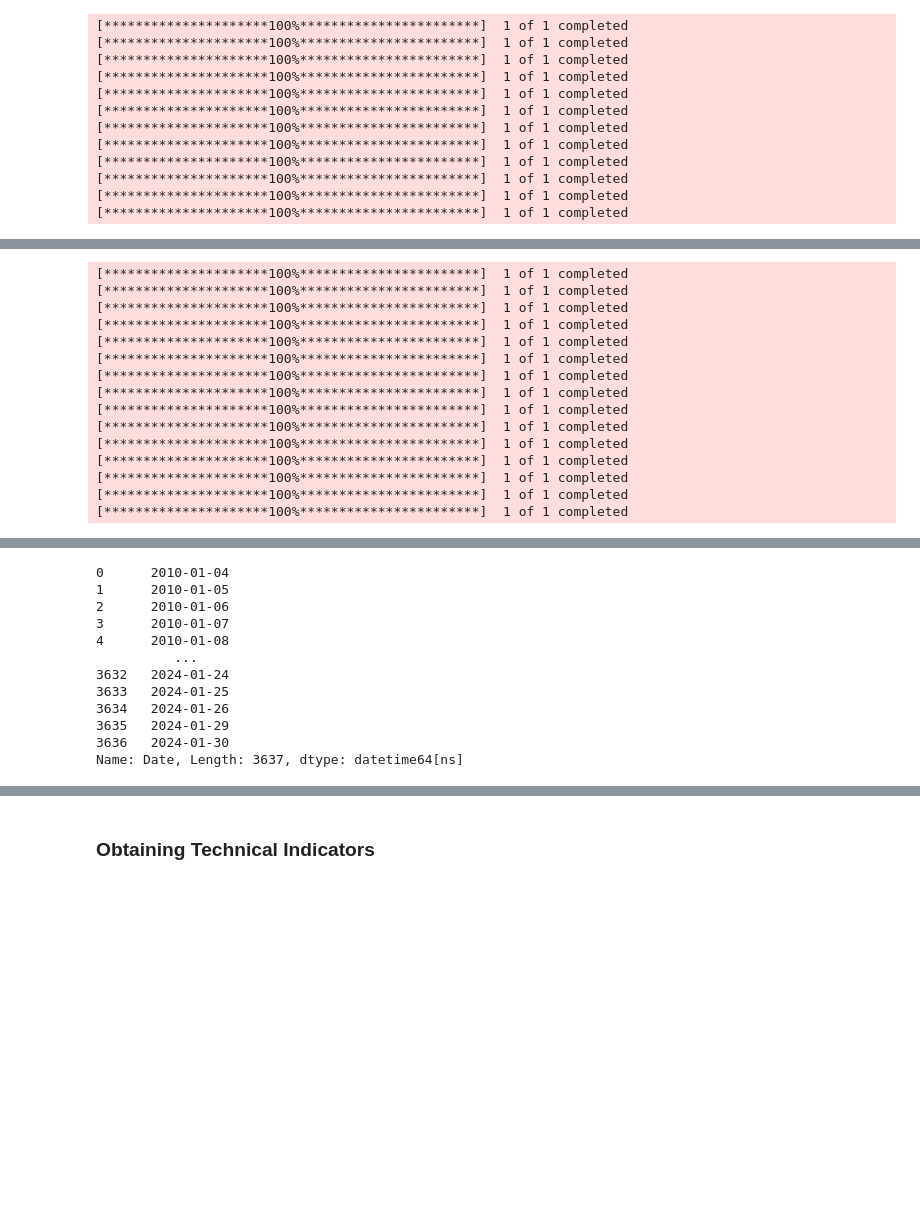
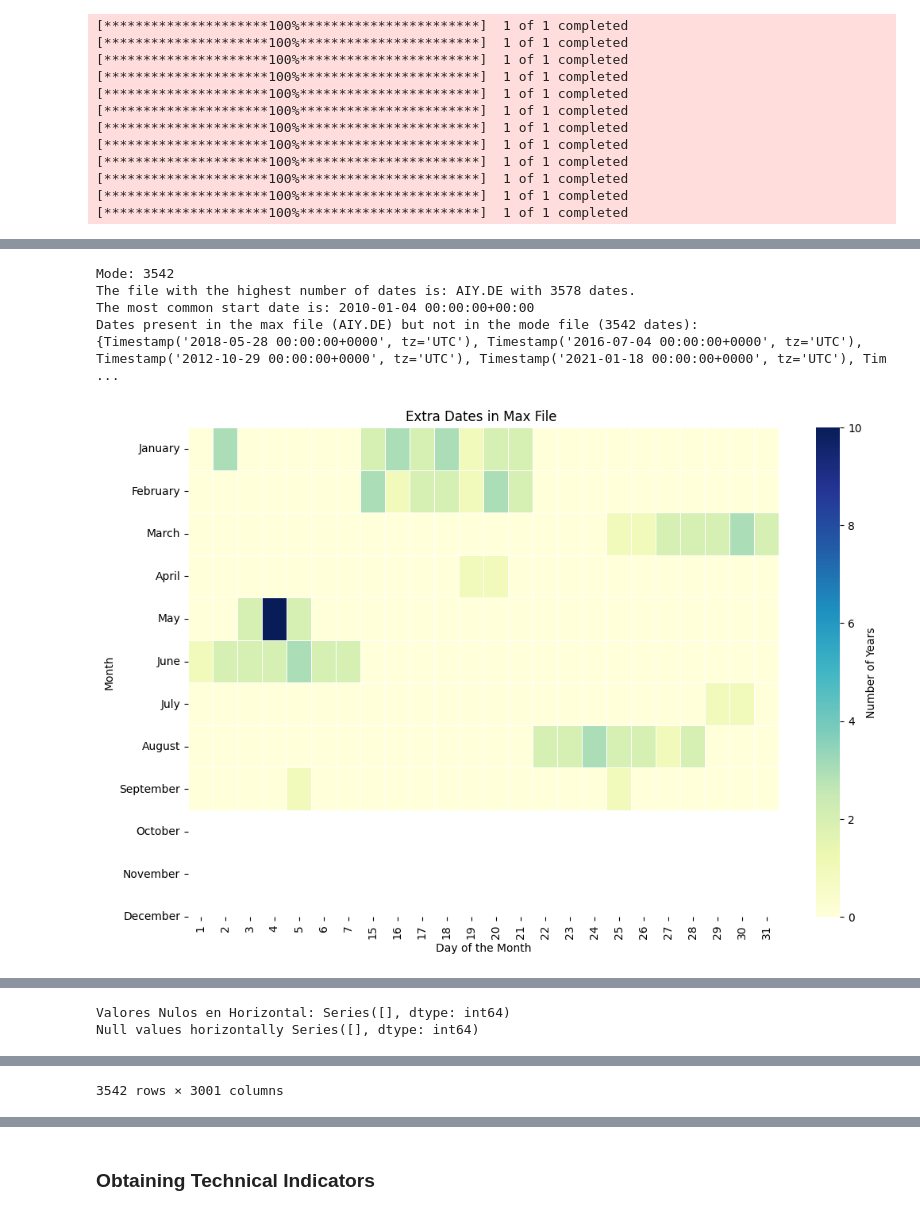
Before and after one commit to alfredofdlv/Proyect2_LABIACD, a Jupyter notebook: Notebook.ipynb, the cells around one changed output, grey strips where cells are left out. Saved outputs shown, nothing was run; the diff lists cells and outputs as text; code cells hidden in the pictures; blank space fills up the shorter version.

```diff
--- a/Notebook.ipynb
+++ b/Notebook.ipynb
@@ -278,19 +304,20 @@ To address these challenges, we opted to merge the CSV files for each stock **ho
 # %%
-original_data     = join_stock_data(r"data/stocks",axis=True)
+import utils
+
+original_data     = join_stock_data(r"data/stocks")
+
+
+null_cols = original_data.isnull().sum()
+print('Null values horizontally',null_cols[null_cols > 0])
+
 original_data['Date'] = pd.to_datetime(original_data['Date']).dt.tz_localize(None)
+
+
+display(original_data)
 # %% [output]
-[*********************100%***********************]  1 of 1 completed
-[*********************100%***********************]  1 of 1 completed
-[*********************100%***********************]  1 of 1 completed
-[*********************100%***********************]  1 of 1 completed
-[*********************100%***********************]  1 of 1 completed
-[*********************100%***********************]  1 of 1 completed
-[*********************100%***********************]  1 of 1 completed
-[*********************100%***********************]  1 of 1 completed
-[*********************100%***********************]  1 of 1 completed
-[*********************100%***********************]  1 of 1 completed
-[*********************100%***********************]  1 of 1 completed
-[*********************100%***********************]  1 of 1 completed
-[*********************100%***********************]  1 of 1 completed
-[*********************100%***********************]  1 of 1 completed
-[*********************100%***********************]  1 of 1 completed
+Mode: 3542
+The file with the highest number of dates is: AIY.DE with 3578 dates.
+The most common start date is: 2010-01-04 00:00:00+00:00
+Dates present in the max file (AIY.DE) but not in the mode file (3542 dates):
+{Timestamp('2018-05-28 00:00:00+0000', tz='UTC'), Timestamp('2016-07-04 00:00:00+0000', tz='UTC'), Timestamp('2012-10-29 00:00:00+0000', tz='UTC'), Timestamp('2021-01-18 00:00:00+0000', tz='UTC'), Tim ...
+[figure, added]
@@ -297,12 +326,2 @@ original_data['Date'] = pd.to_datetime(original_data['Date']).dt.tz_localize(Non
-0      2010-01-04
-1      2010-01-05
-2      2010-01-06
-3      2010-01-07
-4      2010-01-08
-          ...
-3632   2024-01-24
-3633   2024-01-25
-3634   2024-01-26
-3635   2024-01-29
-3636   2024-01-30
-Name: Date, Length: 3637, dtype: datetime64[ns]
+Valores Nulos en Horizontal: Series([], dtype: int64)
+Null values horizontally Series([], dtype: int64)
@@ -308,0 +340 @@ Name: Date, Length: 3637, dtype: datetime64[ns]
+3542 rows × 3001 columns
```
Also changed, not shown: parts of 30 cells of this notebook, 4 other files.
